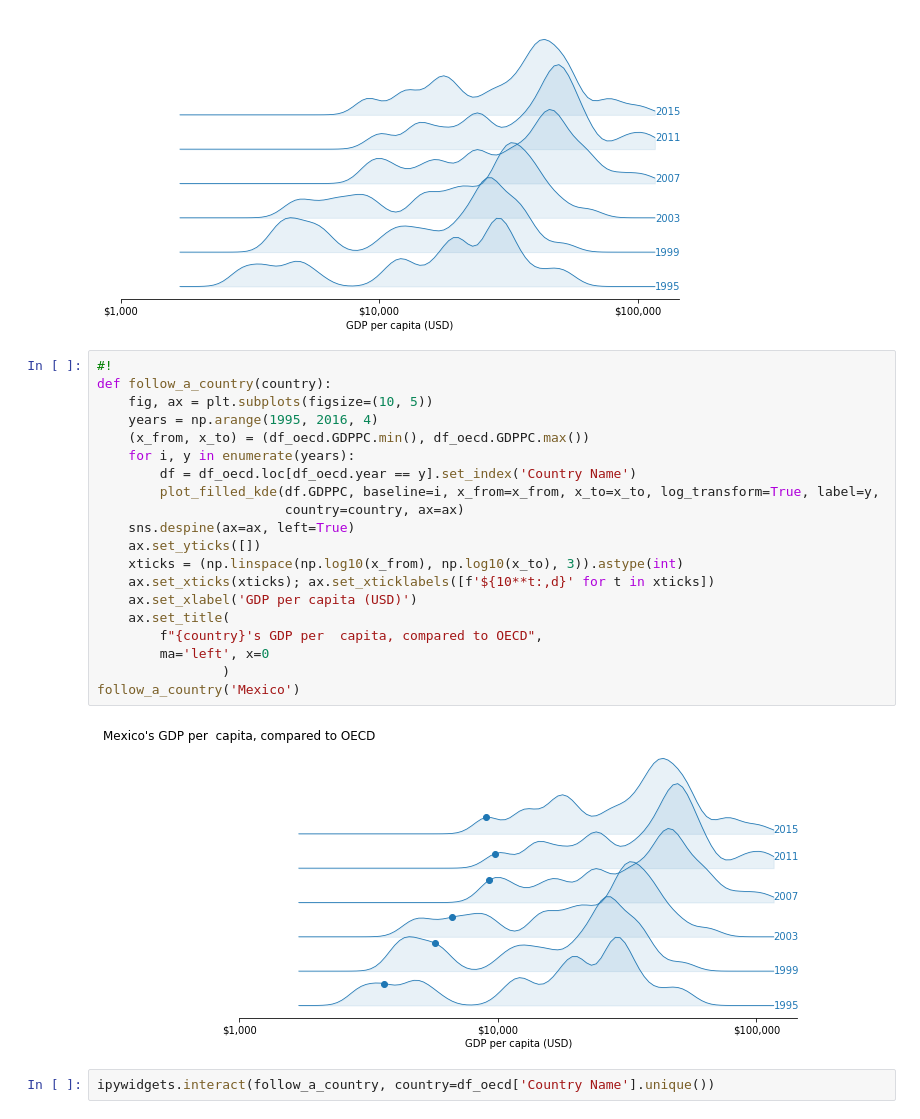
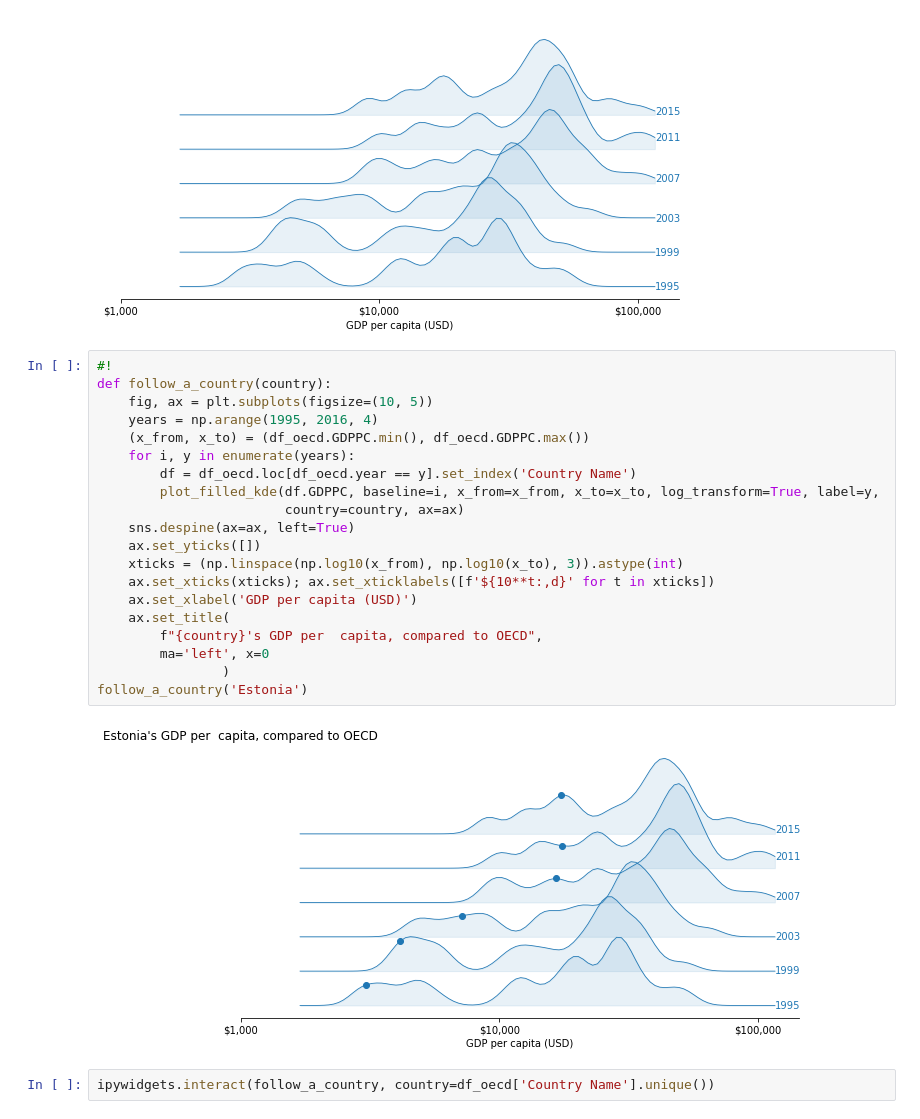
Before and after one commit to bgbg/datascience_dataviz_workshop, a Jupyter notebook: 01-drastically-different-time-series.ipynb, the cells around one changed output. Cells and saved outputs as stored; diff of their text form.

```diff
--- a/01-drastically-different-time-series.ipynb
+++ b/01-drastically-different-time-series.ipynb
@@ -321,25 +321,25 @@ Text(0.5,0,'GDP per capita (USD)')
 # %%
 #!
 def follow_a_country(country):
     fig, ax = plt.subplots(figsize=(10, 5))
     years = np.arange(1995, 2016, 4)
     (x_from, x_to) = (df_oecd.GDPPC.min(), df_oecd.GDPPC.max())
     for i, y in enumerate(years):
         df = df_oecd.loc[df_oecd.year == y].set_index('Country Name')
         plot_filled_kde(df.GDPPC, baseline=i, x_from=x_from, x_to=x_to, log_transform=True, label=y,
                         country=country, ax=ax)
     sns.despine(ax=ax, left=True)
     ax.set_yticks([])
     xticks = (np.linspace(np.log10(x_from), np.log10(x_to), 3)).astype(int)
     ax.set_xticks(xticks); ax.set_xticklabels([f'${10**t:,d}' for t in xticks])
     ax.set_xlabel('GDP per capita (USD)')
     ax.set_title(
         f"{country}'s GDP per  capita, compared to OECD",
         ma='left', x=0
                 )
-follow_a_country('Mexico')
+follow_a_country('Estonia')
 # %% [output]
-[figure, old version]
+[figure, new version]
 # %%
 ipywidgets.interact(follow_a_country, country=df_oecd['Country Name'].unique())
 # %% [output]
```
Also changed, not shown: parts of 1 cell of this notebook, 7 other files.
